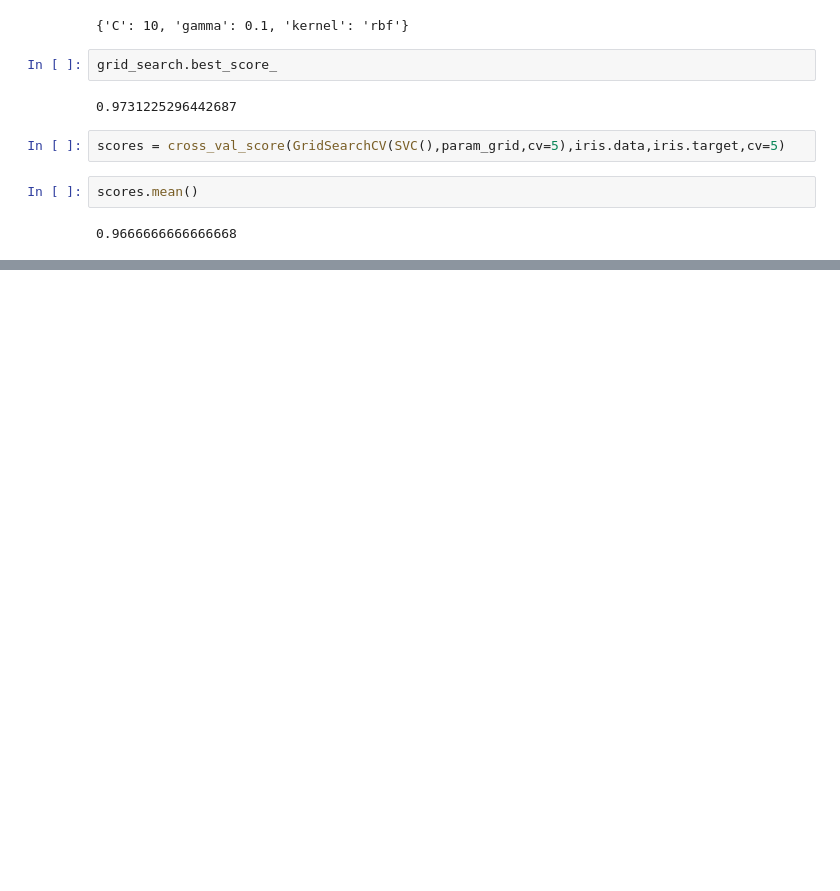
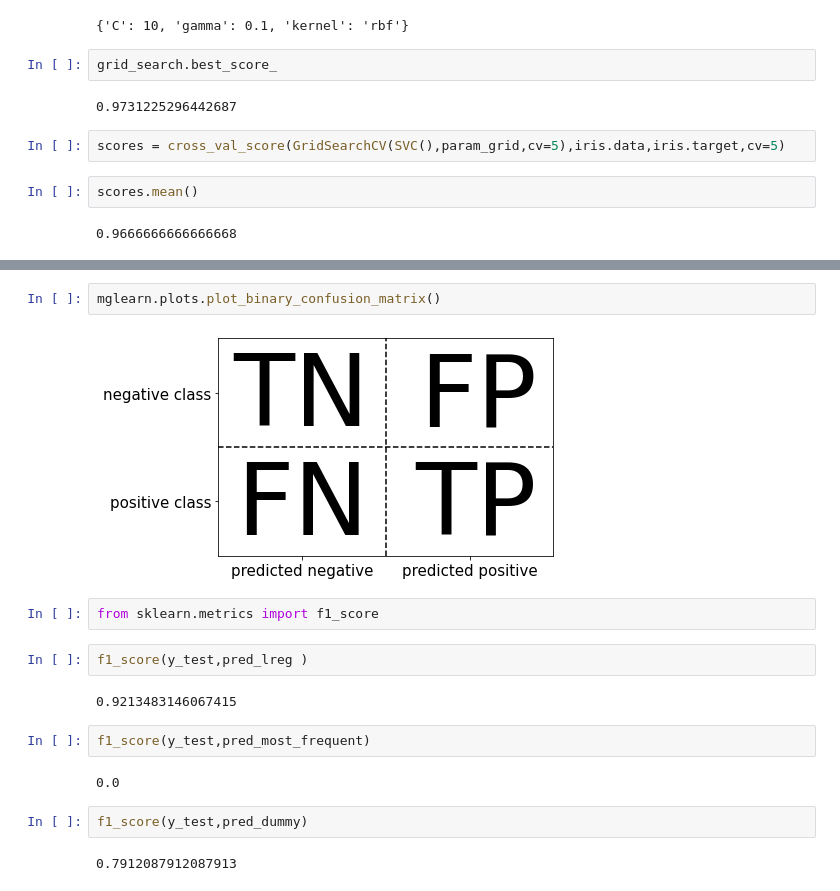
Before and after one commit to aashish-2096/Notebooks, a Jupyter notebook: Model Evaluation.ipynb, the cells around one changed output, grey strips where cells are left out. Cells and saved outputs as stored; diff of their text form; blank space fills up the shorter version.

```diff
--- a/Model Evaluation.ipynb
+++ b/Model Evaluation.ipynb
@@ -278,0 +336,18 @@ scores.mean()
+# %%
+mglearn.plots.plot_binary_confusion_matrix()
+# %% [output]
+[figure, added]
+# %%
+from sklearn.metrics import f1_score
+# %%
+f1_score(y_test,pred_lreg )
+# %% [output]
+0.9213483146067415
+# %%
+f1_score(y_test,pred_most_frequent)
+# %% [output]
+0.0
+# %%
+f1_score(y_test,pred_dummy)
+# %% [output]
+0.7912087912087913
```
Also changed, not shown: parts of 42 cells of this notebook.
